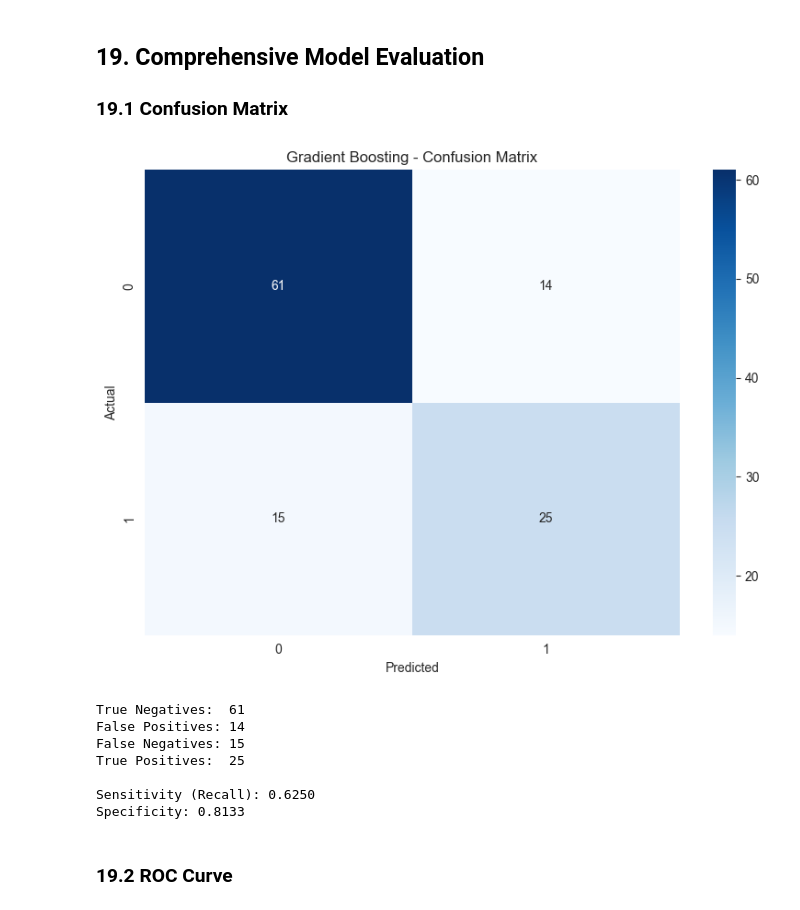
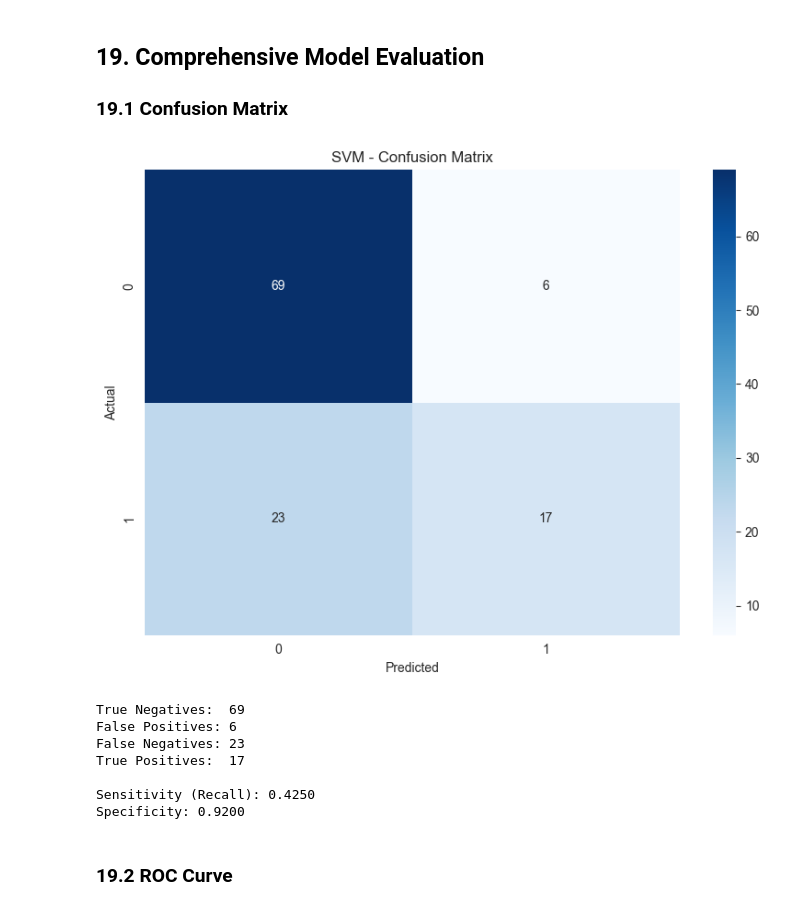
Before and after one commit to c0d3-k1ra/machine-learning-solutions, a Jupyter notebook: notebooks/classification/pima-india-diabetes.ipynb, the cells around one changed output. Drawn from its saved outputs; the diff is of its cells as text; code cells hidden in the pictures.

```diff
--- a/notebooks/classification/pima-india-diabetes.ipynb
+++ b/notebooks/classification/pima-india-diabetes.ipynb
@@ -1010,24 +1034,0 @@ if 'Random Forest' in top_models:
-# %%
-# Gradient Boosting tuning
-if 'Gradient Boosting' in top_models:
-    print("\nTuning Gradient Boosting...")
-    param_grid_gb = {
-        'n_estimators': [50, 100, 200],
-        'learning_rate': [0.01, 0.1, 0.2],
-        'max_depth': [3, 5, 7],
-        'subsample': [0.8, 1.0]
-    }
-
-    grid_gb = GridSearchCV(
-        GradientBoostingClassifier(random_state=RANDOM_STATE),
-        param_grid_gb,
-        cv=cv,
-        scoring='roc_auc',
-        n_jobs=-1
-    )
-    grid_gb.fit(X_train_scaled, y_train)
-
-    print(f"Best parameters: {grid_gb.best_params_}")
-    print(f"Best CV score: {grid_gb.best_score_:.4f}")
-
-    best_gb = grid_gb.best_estimator_
@@ -1069,13 +1066,10 @@ def plot_learning_curve(estimator, title, X, y, cv=5, n_jobs=-1):
     plt.show()
 
 # Plot learning curves for tuned models
-if 'Logistic Regression' in top_models:
-    plot_learning_curve(best_lr, "Logistic Regression (Tuned)", X_train_scaled, y_train, cv=cv)
+plot_learning_curve(best_lr, "Logistic Regression (Tuned)", X_train_scaled, y_train, cv=cv)
 
-if 'Random Forest' in top_models:
-    plot_learning_curve(best_rf, "Random Forest (Tuned)", X_train_scaled, y_train, cv=cv)
+plot_learning_curve(best_svm, "SVM (Tuned)", X_train_scaled, y_train, cv=cv)
 
-if 'Gradient Boosting' in top_models:
-    plot_learning_curve(best_gb, "Gradient Boosting (Tuned)", X_train_scaled, y_train, cv=cv)
+plot_learning_curve(best_gb, "Gradient Boosting (Tuned)", X_train_scaled, y_train, cv=cv)
 # %% [output]
 [figure]
@@ -1123,45 +1129,37 @@ if 'Random Forest' in top_models:
 ### 19.1 Confusion Matrix
 # %%
 # Evaluate best model
-if 'Random Forest' in top_models:
-    best_model = best_rf
-    model_name = "Random Forest"
-elif 'Gradient Boosting' in top_models:
-    best_model = best_gb
-    model_name = "Gradient Boosting"
-else:
-    best_model = best_lr
-    model_name = "Logistic Regression"
-
+best_model = best_svm
+model_name = "SVM"
 y_pred_best = best_model.predict(X_val_scaled)
 y_pred_proba_best = best_model.predict_proba(X_val_scaled)[:, 1]
 
 cm = confusion_matrix(y_val, y_pred_best)
 plt.figure(figsize=(8, 6))
 sns.heatmap(cm, annot=True, fmt='d', cmap='Blues', cbar=True)
 plt.title(f'{model_name} - Confusion Matrix')
 plt.ylabel('Actual')
 plt.xlabel('Predicted')
 plt.tight_layout()
 plt.show()
 
 # Calculate metrics from confusion matrix
 tn, fp, fn, tp = cm.ravel()
 print(f"\nTrue Negatives:  {tn}")
 print(f"False Positives: {fp}")
 print(f"False Negatives: {fn}")
 print(f"True Positives:  {tp}")
 print(f"\nSensitivity (Recall): {tp/(tp+fn):.4f}")
 print(f"Specificity: {tn/(tn+fp):.4f}")
 # %% [output]
-[figure, old version]
+[figure, new version]
-True Negatives:  61
-False Positives: 14
-False Negatives: 15
-True Positives:  25
+True Negatives:  69
+False Positives: 6
+False Negatives: 23
+True Positives:  17
 
-Sensitivity (Recall): 0.6250
-Specificity: 0.8133
+Sensitivity (Recall): 0.4250
+Specificity: 0.9200
 # %% [markdown]
 ### 19.2 ROC Curve
 # %%
```
Also changed, not shown: parts of 12 cells of this notebook.
